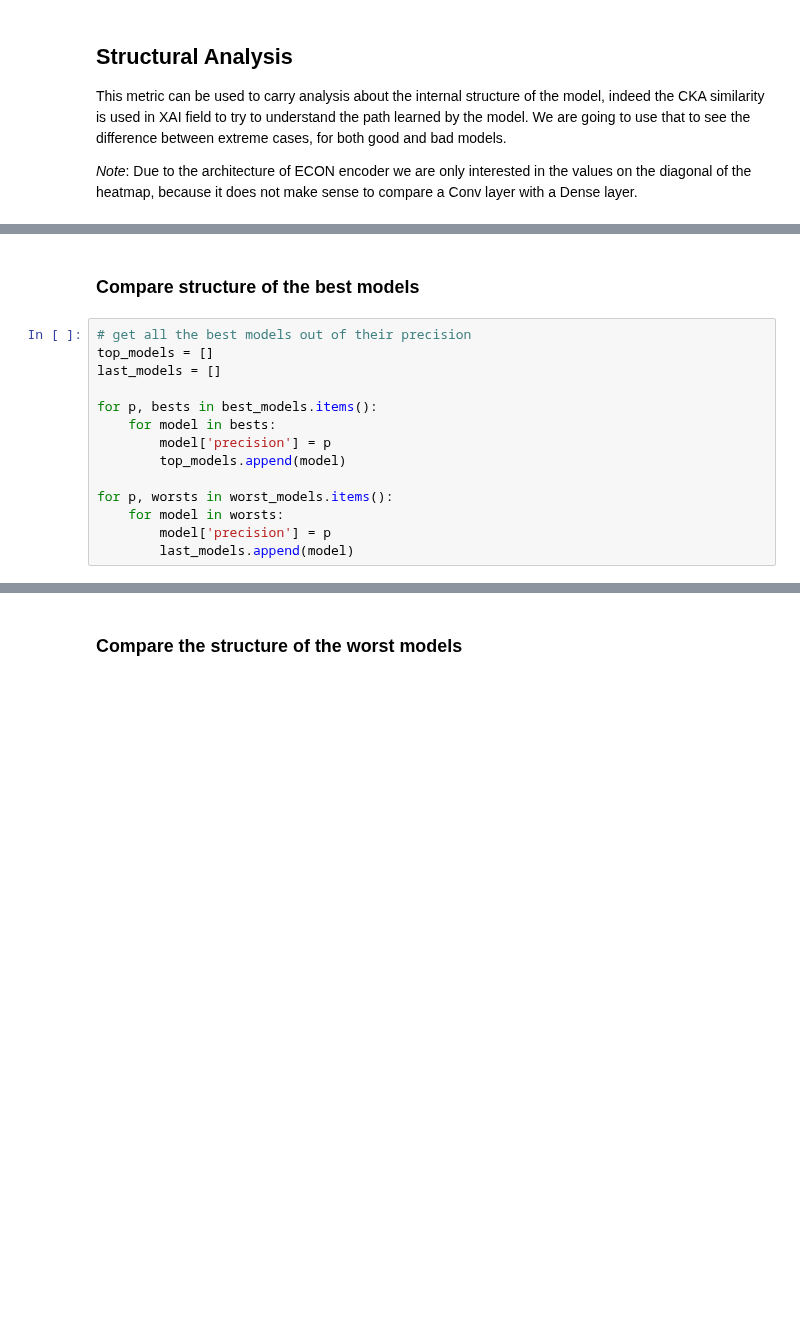
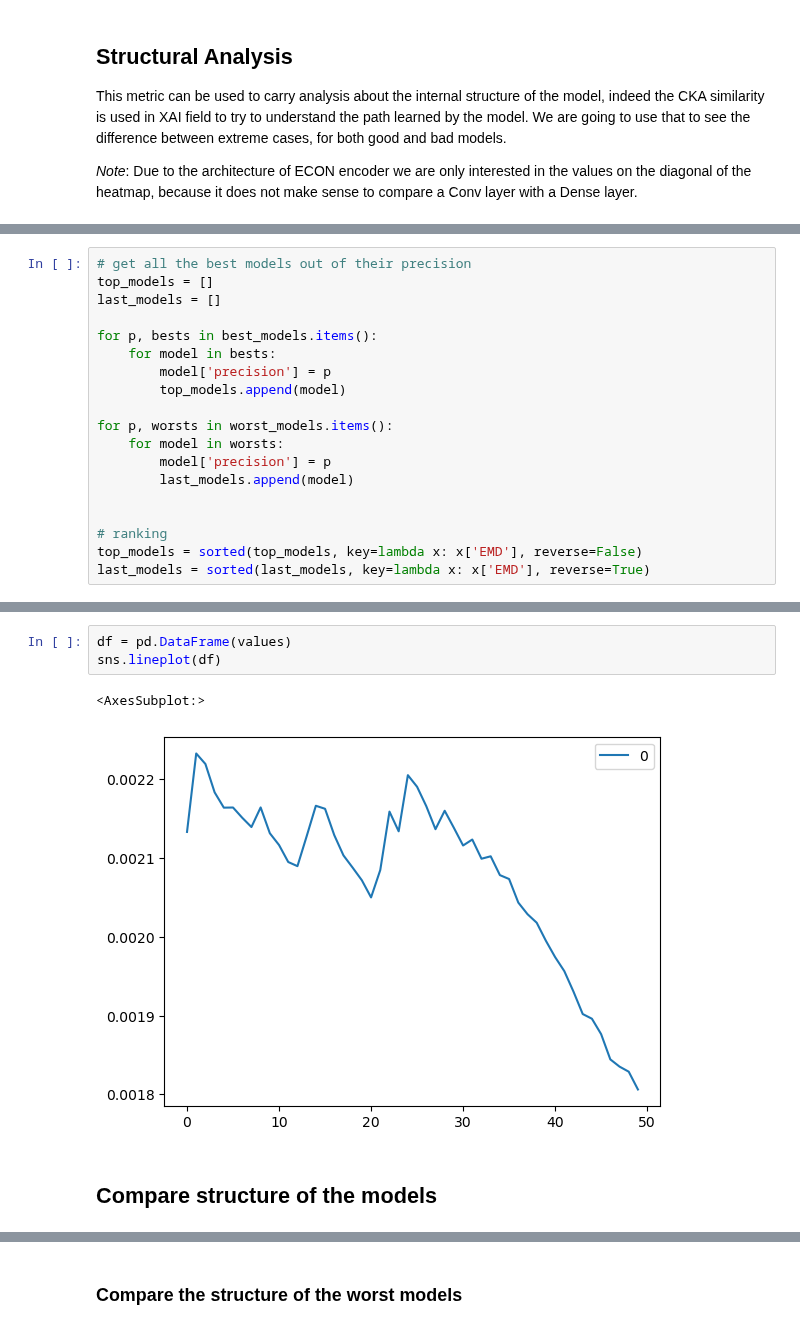
Before and after one commit to Vis4SciML/loss_landscape_taxonomy, a Jupyter notebook: workspace/notebooks/ECON_loss_analysis.ipynb, the cells around one changed output, grey strips where cells are left out. Drawn from its saved outputs; the diff is of its cells as text; blank space fills up the shorter version.

```diff
--- a/workspace/notebooks/ECON_loss_analysis.ipynb
+++ b/workspace/notebooks/ECON_loss_analysis.ipynb
@@ -329 +340,20 @@ cka_batch_num = 20
 econ_layers = ['encoder.conv', 'encoder.enc_dense']
+# %%
+# get all the best models out of their precision
+top_models = []
+last_models = []
+
+for p, bests in best_models.items():
+    for model in bests:
+        model['precision'] = p
+        top_models.append(model)
+
+for p, worsts in worst_models.items():
+    for model in worsts:
+        model['precision'] = p
+        last_models.append(model)
+
+
+# ranking
+top_models = sorted(top_models, key=lambda x: x['EMD'], reverse=False)
+last_models = sorted(last_models, key=lambda x: x['EMD'], reverse=True)
@@ -330,17 +401,9 @@ econ_layers = ['encoder.conv', 'encoder.enc_dense']
+# %%
+df = pd.DataFrame(values)
+sns.lineplot(df)
+# %% [output]
+<AxesSubplot:>
+[figure, added]
 # %% [markdown]
-### Compare structure of the best models
+## Compare structure of the models
-# %%
-# get all the best models out of their precision
-top_models = []
-last_models = []
-
-for p, bests in best_models.items():
-    for model in bests:
-        model['precision'] = p
-        top_models.append(model)
-
-for p, worsts in worst_models.items():
-    for model in worsts:
-        model['precision'] = p
-        last_models.append(model)
 # %%
```
Also changed, not shown: parts of 8 cells of this notebook, 3 other files.
